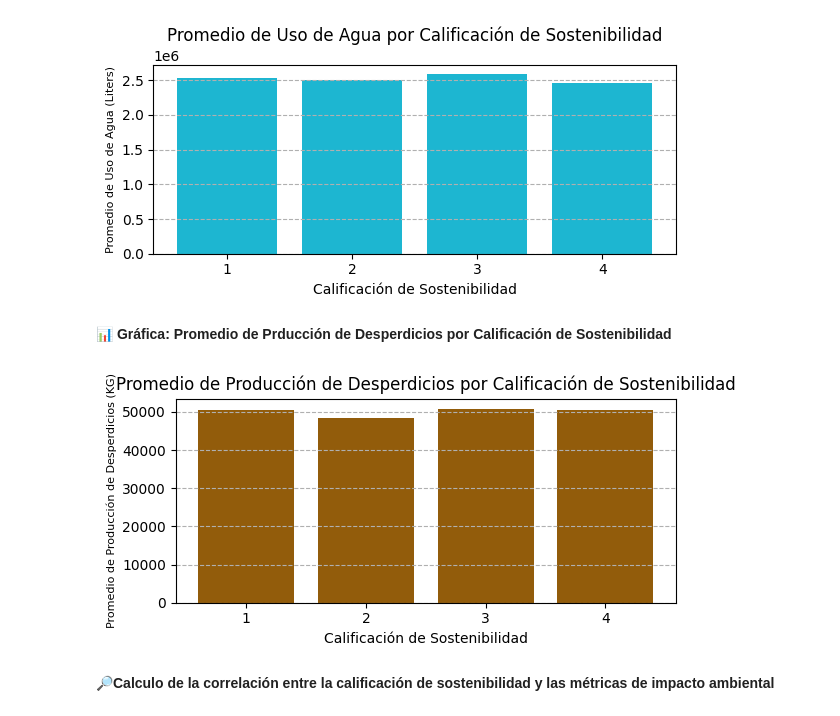
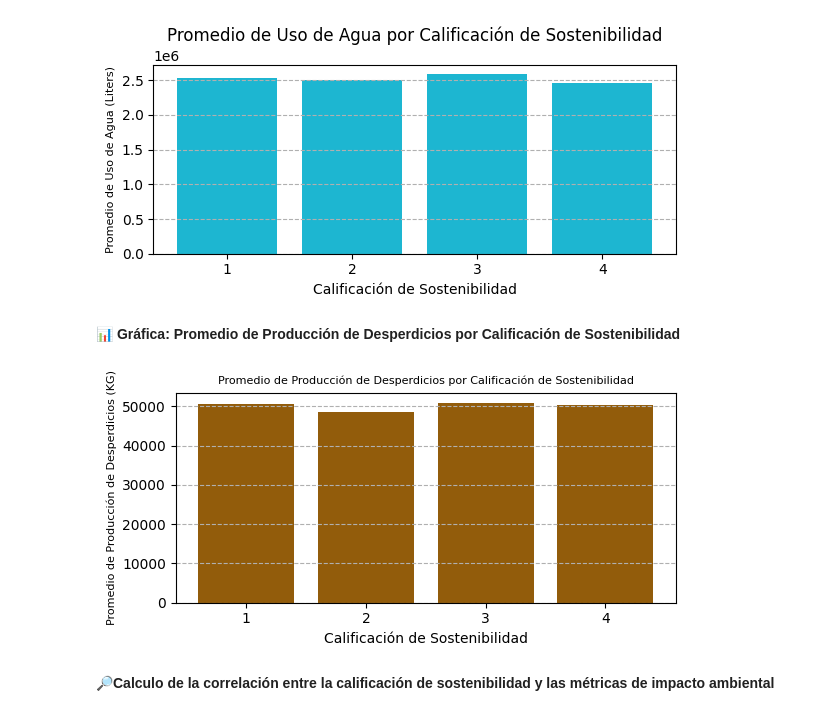
Before and after one commit to yoai13/EDA_SOSTENIBILIDAD_INDUSTRIA_TEXTIL, a Jupyter notebook: notebook/memoria_ industria_textill_sostenible.ipynb, the cells around one changed output. Saved outputs shown, nothing was run; the diff lists cells and outputs as text; code cells hidden in the pictures.

```diff
--- a/notebook/memoria_ industria_textill_sostenible.ipynb
+++ b/notebook/memoria_ industria_textill_sostenible.ipynb
@@ -117,19 +117,19 @@ plt.savefig("../images/promedio_agua_sostenibilidad.jpg")
 # %% [output]
 [figure]
 # %% [markdown]
-📊 **Gráfica: Promedio de Prducción de Desperdicios por Calificación de Sostenibilidad**
+📊 **Gráfica: Promedio de Producción de Desperdicios por Calificación de Sostenibilidad**
 # %%
 plt.figure(figsize=(6, 3))
 plt.bar(grouped_data.index, grouped_data['Waste_Production_KG'], color="#925C0B")
 plt.xlabel('Calificación de Sostenibilidad')
 plt.ylabel('Promedio de Producción de Desperdicios (KG)', fontsize=8)
-plt.title('Promedio de Producción de Desperdicios por Calificación de Sostenibilidad')
+plt.title('Promedio de Producción de Desperdicios por Calificación de Sostenibilidad', fontsize=8)
 plt.xticks(grouped_data.index)
 plt.grid(axis='y', linestyle='--')
 plt.tight_layout()
 plt.savefig("../images/promedio_desperdicios_sostenibilidad.jpg")
 # %% [output]
-[figure, old version]
+[figure, new version]
 # %% [markdown]
 🔎**Calculo de la correlación entre la calificación de sostenibilidad y las métricas de impacto ambiental**
 # %%
```
Also changed, not shown: parts of 11 cells of this notebook, 10 other files.
